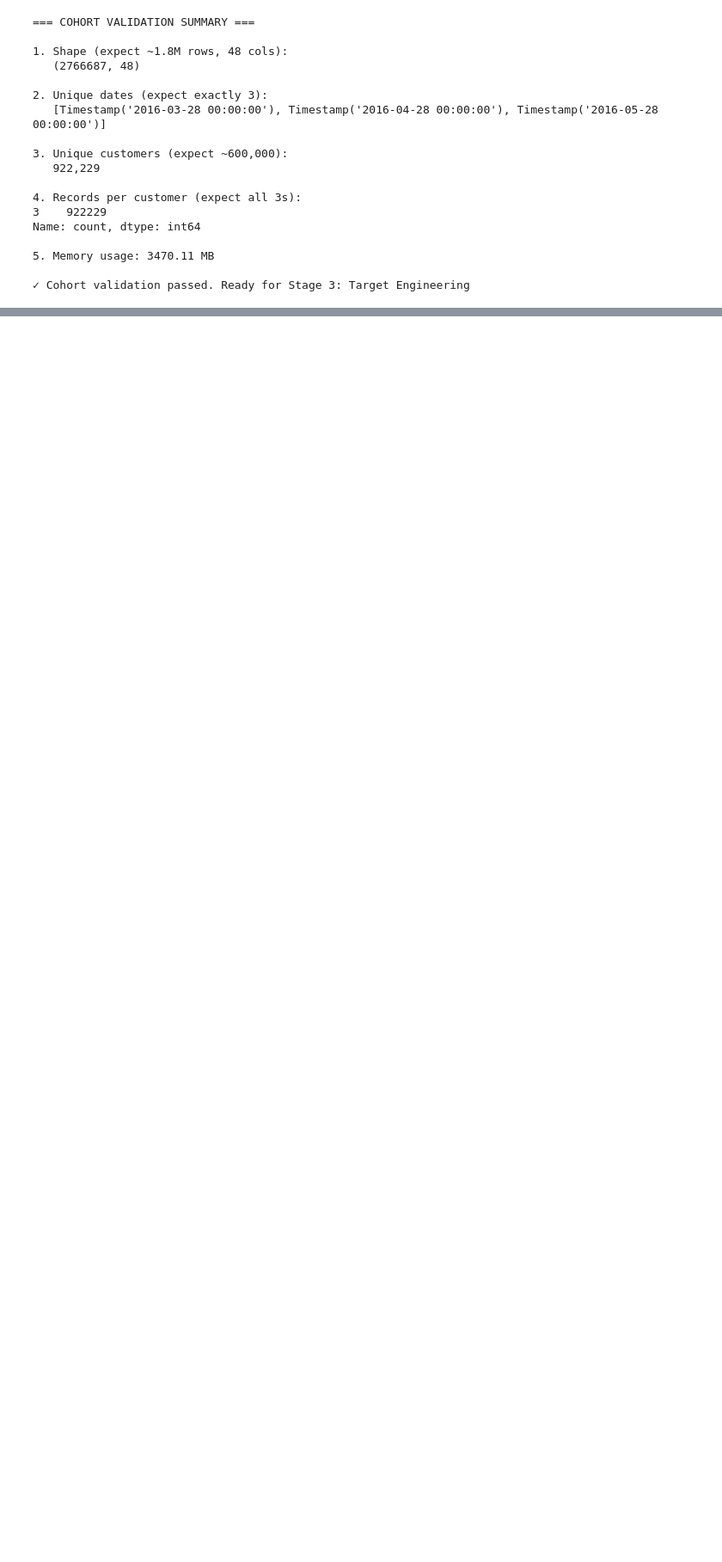
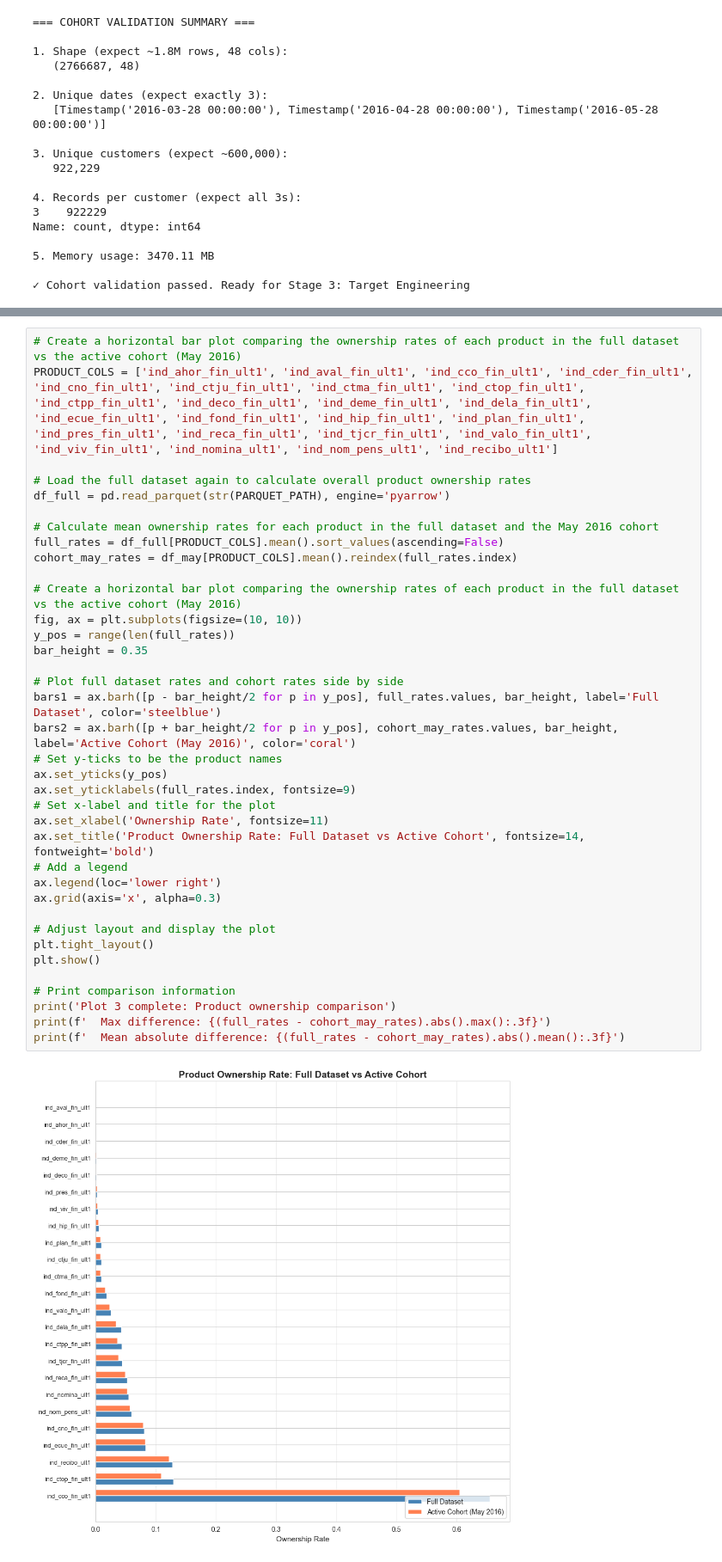
Before and after one commit to richyfabz/Santander_recommendation_sys, a Jupyter notebook: notebooks/02_cohort_selection.ipynb, the cells around one changed output, grey strips where cells are left out. Shown at 86% size. Cells and saved outputs as stored; diff of their text form; blank space fills up the shorter version.

```diff
--- a/notebooks/02_cohort_selection.ipynb
+++ b/notebooks/02_cohort_selection.ipynb
@@ -267,0 +382,39 @@ Name: count, dtype: int64
+# %%
+# Create a horizontal bar plot comparing the ownership rates of each product in the full dataset vs the active cohort (May 2016)
+PRODUCT_COLS = ['ind_ahor_fin_ult1', 'ind_aval_fin_ult1', 'ind_cco_fin_ult1', 'ind_cder_fin_ult1', 'ind_cno_fin_ult1', 'ind_ctju_fin_ult1', 'ind_ctma_fin_ult1', 'ind_ctop_fin_ult1', 'ind_ctpp_fin_ult1', 'ind_deco_fin_ult1', 'ind_deme_fin_ult1', 'ind_dela_fin_ult1', 'ind_ecue_fin_ult1', 'ind_fond_fin_ult1', 'ind_hip_fin_ult1', 'ind_plan_fin_ult1', 'ind_pres_fin_ult1', 'ind_reca_fin_ult1', 'ind_tjcr_fin_ult1', 'ind_valo_fin_ult1', 'ind_viv_fin_ult1', 'ind_nomina_ult1', 'ind_nom_pens_ult1', 'ind_recibo_ult1']
+
+# Load the full dataset again to calculate overall product ownership rates
+df_full = pd.read_parquet(str(PARQUET_PATH), engine='pyarrow')
+
+# Calculate mean ownership rates for each product in the full dataset and the May 2016 cohort
+full_rates = df_full[PRODUCT_COLS].mean().sort_values(ascending=False)
+cohort_may_rates = df_may[PRODUCT_COLS].mean().reindex(full_rates.index)
+
+# Create a horizontal bar plot comparing the ownership rates of each product in the full dataset vs the active cohort (May 2016)
+fig, ax = plt.subplots(figsize=(10, 10))
+y_pos = range(len(full_rates))
+bar_height = 0.35
+
+# Plot full dataset rates and cohort rates side by side
+bars1 = ax.barh([p - bar_height/2 for p in y_pos], full_rates.values, bar_height, label='Full Dataset', color='steelblue')
+bars2 = ax.barh([p + bar_height/2 for p in y_pos], cohort_may_rates.values, bar_height, label='Active Cohort (May 2016)', color='coral')
+# Set y-ticks to be the product names
+ax.set_yticks(y_pos)
+ax.set_yticklabels(full_rates.index, fontsize=9)
+# Set x-label and title for the plot
+ax.set_xlabel('Ownership Rate', fontsize=11)
+ax.set_title('Product Ownership Rate: Full Dataset vs Active Cohort', fontsize=14, fontweight='bold')
+# Add a legend
+ax.legend(loc='lower right')
+ax.grid(axis='x', alpha=0.3)
+
+# Adjust layout and display the plot
+plt.tight_layout()
+plt.show()
+
+# Print comparison information
+print('Plot 3 complete: Product ownership comparison')
+print(f'  Max difference: {(full_rates - cohort_may_rates).abs().max():.3f}')
+print(f'  Mean absolute difference: {(full_rates - cohort_may_rates).abs().mean():.3f}')
+# %% [output]
+[figure, added]
```
Also changed, not shown: parts of 14 cells of this notebook.
